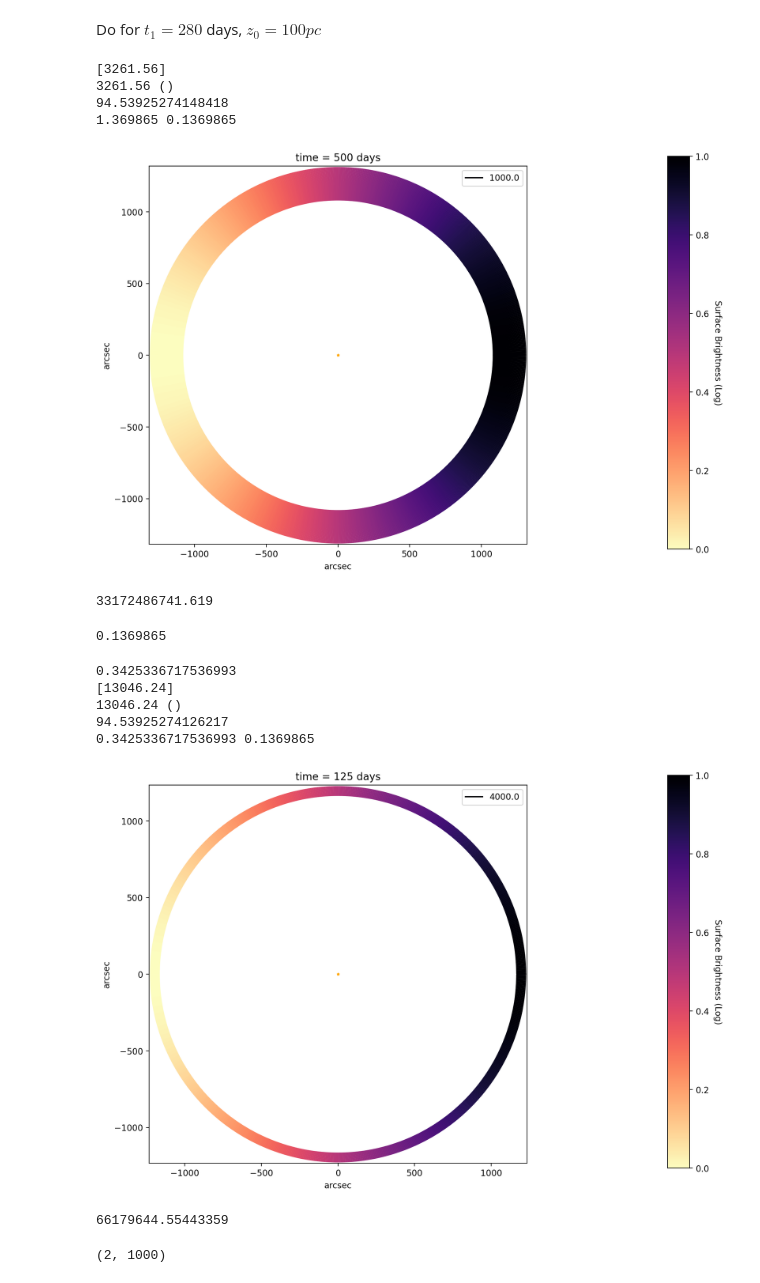
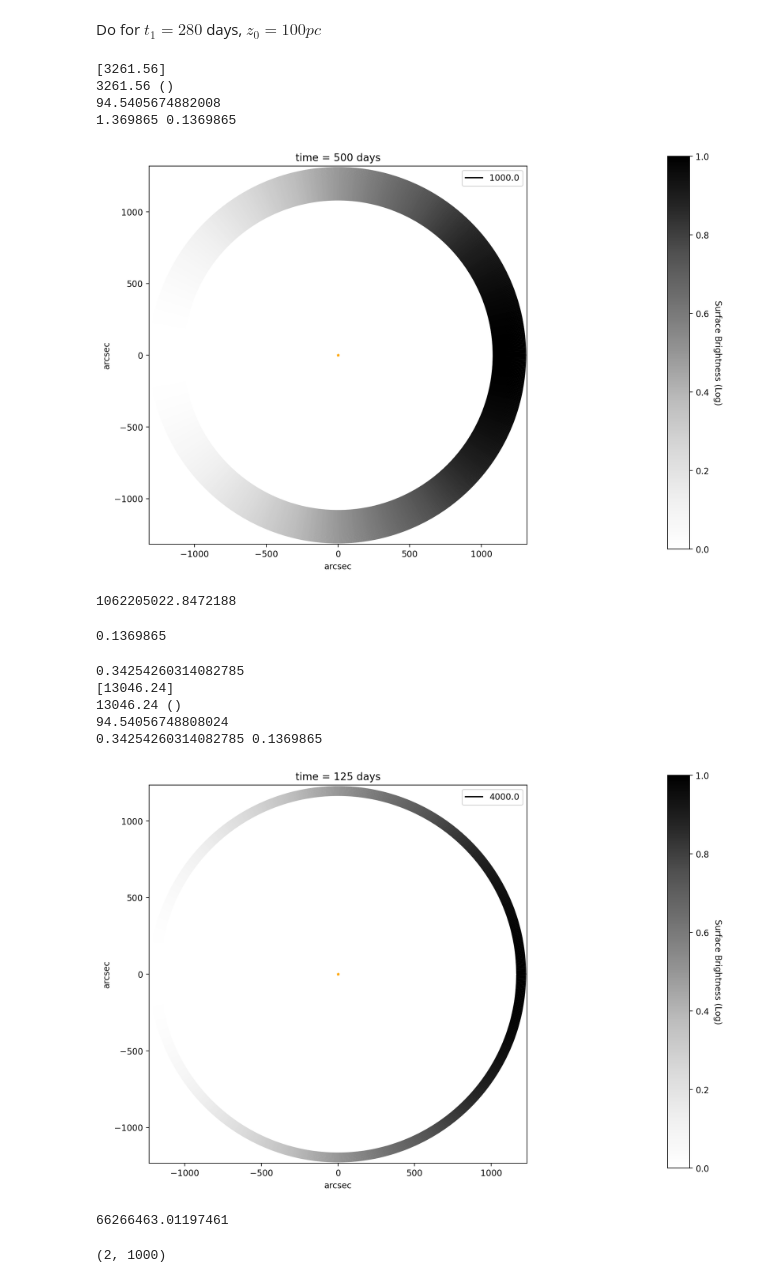
Before and after one commit to taceroc/light_echo_modeling, a Jupyter notebook: LE_diff_z0_same_radii.ipynb, the cells around one changed output. Drawn from its saved outputs; the diff is of its cells as text; code cells hidden in the pictures.

```diff
--- a/LE_diff_z0_same_radii.ipynb
+++ b/LE_diff_z0_same_radii.ipynb
@@ -28,7 +28,7 @@ pctoly = 3.26156 # 1pc = 3.26156 light-year
 z0ly = np.array(z0) * pctoly
 # -- point where the plane-parallel slab of dust intersects the line of sight
 # -- inclination of the plane, is perpendicular to the line of sight (I am using 89 so the tangent don't die)
-alpha = 0.0 * np.pi/180  # angle of tilt in radians
+alpha = 20 * np.pi/180  # angle of tilt in radians
 a = np.tan(alpha)
 dt0 = 50 * dtoy
 dz0 = 0.02 * pctoly # in ly
@@ -352,7 +352,7 @@ def plot_LE_plane(Deltat_yn, z0lyn, angle, surface_func, density_func, func, p):
 
 
   ax.set_title("time = %s days"%int(Deltat_y / dtoy))
-  cmap = matplotlib.colormaps.get_cmap('magma_r')
+  cmap = matplotlib.colormaps.get_cmap('Greys')
   normalize = matplotlib.colors.Normalize(vmin=np.nanmin(surface_300_norm), vmax=np.nanmax(surface_300_norm))
   limit_max = np.max([max(np.ravel(xs)), max(np.ravel(ys))])
   limit_min = np.min([min(np.ravel(xs)), min(np.ravel(ys))])
@@ -592,35 +594,35 @@ ax1, surface_3001, new_xs_3001, new_ys_3001 = plot_LE_plane(t1, np.array([z0]),
 # %% [output]
 [3261.56]
 3261.56 ()
-94.53925274148418
+94.5405674882008
 1.369865 0.1369865
-[figure, old version]
+[figure, new version]
 # %%
 surface_3001.mean()
 # %% [output]
-33172486741.619
+1062205022.8472188
 # %%
 dt0
 # %% [output]
 0.1369865
 # %%
 angle = np.linspace(0, 2 * np.pi, 1000)
-f = 2 * (z0) / (1 + np.tan(0 *  np.pi / 180)**2)**2
-g = (2 * d) / (1 + np.tan(0 *  np.pi / 180)**2)**2
+f = 2 * (z0) / (1 + a**2)
+g = (2 * d) / (1 + a**2)
 t2yp = f/2 - g/2 + np.sqrt(f**2 - 2*f*g + 4*f*t1 + g**2 + 4*t1**2) / 2
 print(t2yp)
 ax2, surface_3002, new_xs_3002, new_ys_3002 = plot_LE_plane(t2yp, np.array([d - z0]), angle, surface_func = surface_brightness_plane_xonly, density_func = nh_xonly_dependence, func = 1, p = 1)
 # %% [output]
-0.3425336717536993
+0.34254260314082785
 [13046.24]
 13046.24 ()
-94.53925274126217
-0.3425336717536993 0.1369865
+94.54056748808024
+0.34254260314082785 0.1369865
-[figure, old version]
+[figure, new version]
 # %%
 np.mean(surface_3002)
 # %% [output]
-66179644.55443359
+66266463.01197461
 # %%
 surface_300 = np.vstack((surface_3001, surface_3002))
 surface_300_norm = ( surface_300.copy() - np.nanmin(surface_300.copy())  ) / (np.nanmax(surface_300.copy()) - np.nanmin(surface_300.copy()))
```
Also changed, not shown: parts of 29 cells of this notebook.
